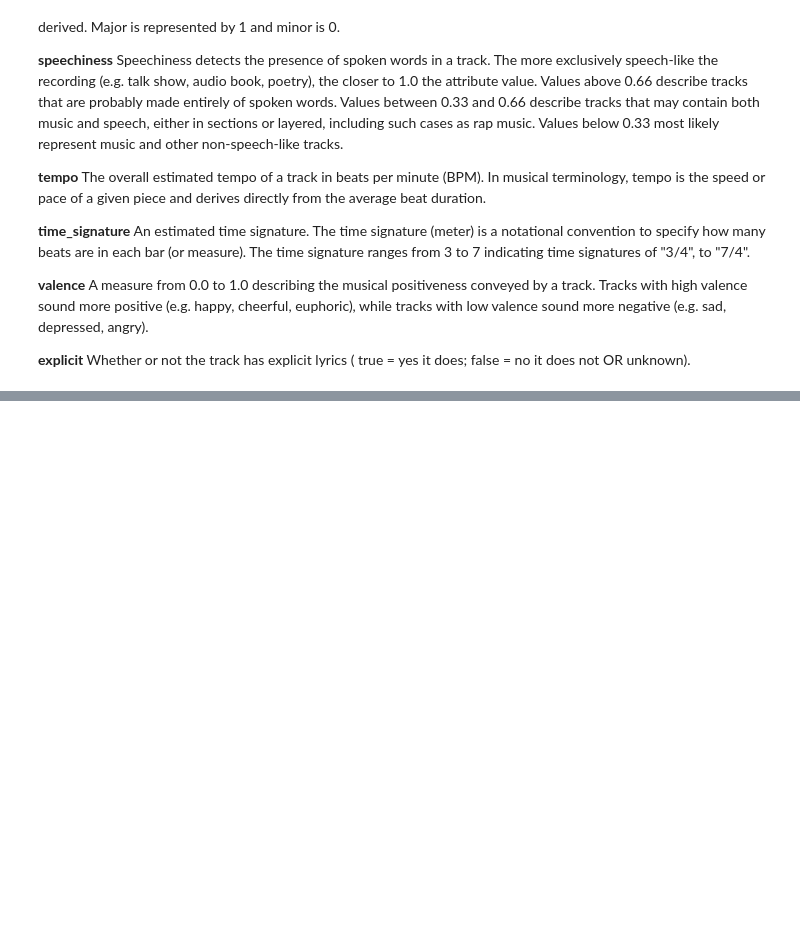
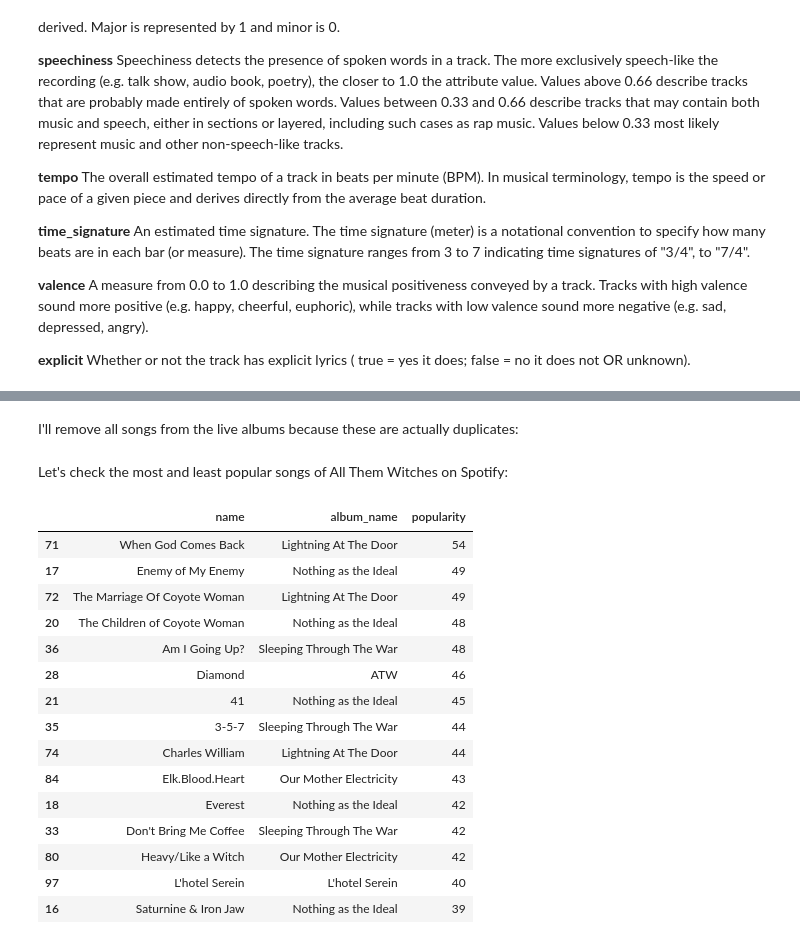
Before and after one commit to scheinmensch/Spotify, a Jupyter notebook: AllThemWitches.ipynb, the cells around one changed output, grey strips where cells are left out. Saved outputs shown, nothing was run; the diff lists cells and outputs as text; code cells hidden in the pictures; blank space fills up the shorter version.

```diff
--- a/AllThemWitches.ipynb
+++ b/AllThemWitches.ipynb
@@ -66,0 +129,2 @@ Whether or not the track has explicit lyrics ( true = yes it does; false = no it
+# %% [markdown]
+I'll remove all songs from the live albums because these are actually duplicates:
@@ -66,0 +133,22 @@ Whether or not the track has explicit lyrics ( true = yes it does; false = no it
+# %% [markdown]
+Let's check the most and least popular songs of All Them Witches on Spotify:
+# %%
+top_10_songs = atw.nlargest(15, 'popularity')[['name', 'album_name', 'popularity']]
+top_10_songs
+# %% [output]
+|  | name | album_name | popularity |
+| 71 | When God Comes Back | Lightning At The Door | 54 |
+| 17 | Enemy of My Enemy | Nothing as the Ideal | 49 |
+| 72 | The Marriage Of Coyote Woman | Lightning At The Door | 49 |
+| 20 | The Children of Coyote Woman | Nothing as the Ideal | 48 |
+| 36 | Am I Going Up? | Sleeping Through The War | 48 |
+| 28 | Diamond | ATW | 46 |
+| 21 | 41 | Nothing as the Ideal | 45 |
+| 35 | 3-5-7 | Sleeping Through The War | 44 |
+| 74 | Charles William | Lightning At The Door | 44 |
+| 84 | Elk.Blood.Heart | Our Mother Electricity | 43 |
+| 18 | Everest | Nothing as the Ideal | 42 |
+| 33 | Don't Bring Me Coffee | Sleeping Through The War | 42 |
+| 80 | Heavy/Like a Witch | Our Mother Electricity | 42 |
+| 97 | L'hotel Serein | L'hotel Serein | 40 |
+| 16 | Saturnine & Iron Jaw | Nothing as the Ideal | 39 |
```
Also changed, not shown: parts of 13 cells of this notebook.
